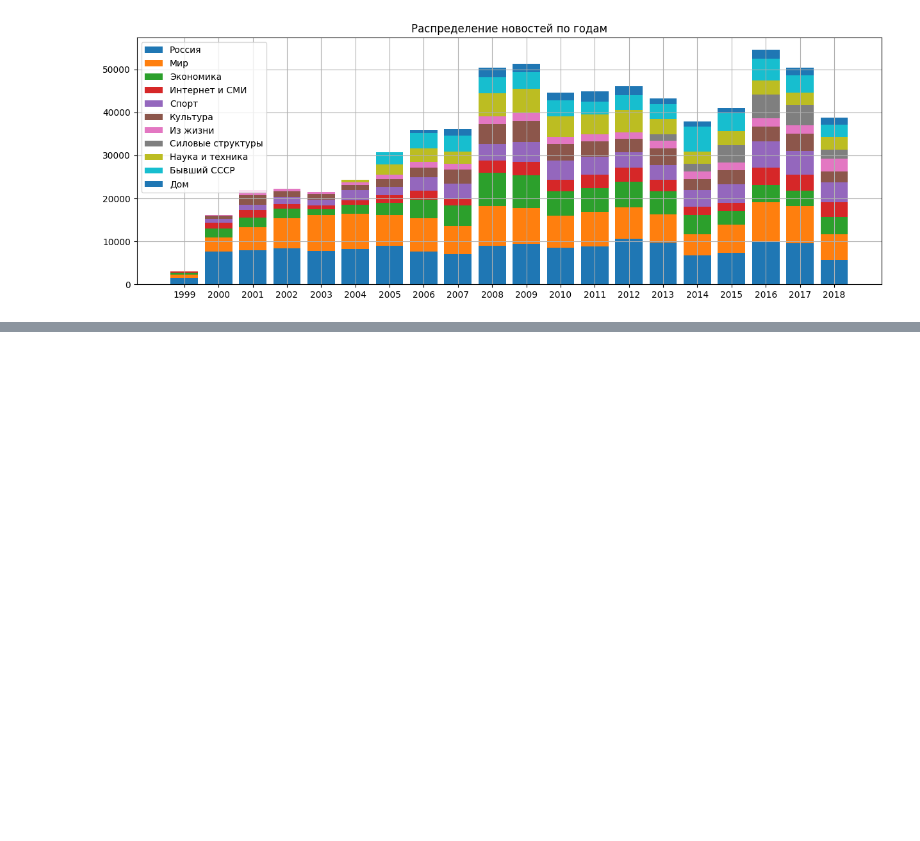
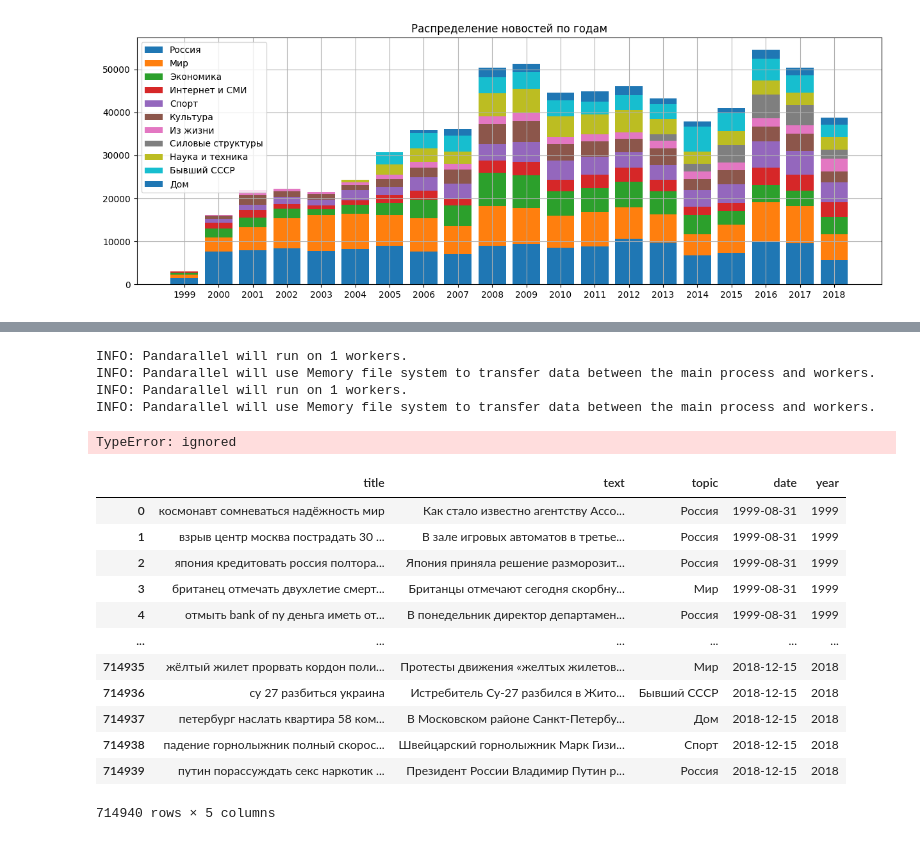
Before and after one commit to konstantinator/hse_project, a Jupyter notebook: EDA.ipynb, the cells around one changed output, grey strips where cells are left out. Cells and saved outputs as stored; diff of their text form; code cells hidden in the pictures; blank space fills up the shorter version.

```diff
--- a/EDA.ipynb
+++ b/EDA.ipynb
@@ -69,0 +563,48 @@ plt.show()
+# %%
+def lemmatize(doc):
+    doc = re.sub(patterns, ' ', doc)
+    tokens = []
+    for token in doc.lower().split():
+        if token and token not in stopwords_ru:
+            token = token.strip()
+            token = morph.normal_forms(token)[0]
+            tokens.append(token)
+    if len(tokens) > 2:
+        return tokens
+    return []
+# %%
+from tqdm import tqdm
+tqdm.pandas(desc='My bar!')
+df['title'] = df['title'].progress_apply(lambda x: ' '.join(lemmatize(x)))
+# %%
+tqdm.pandas(desc='My bar!')
+df['text'] = df['text'].progress_apply(lambda x: ' '.join(lemmatize(x)))
+# %%
+
+
+pandarallel.initialize()
+df['title'] = df['title'].parallel_apply(lambda x: ' '.join(lemmatize(x)))
+pandarallel.initialize()
+df['text'] = df['text'].parallel_apply(lambda x: ' '.join(lemmatize(x)))
+# %% [output]
+INFO: Pandarallel will run on 1 workers.
+INFO: Pandarallel will use Memory file system to transfer data between the main process and workers.
+INFO: Pandarallel will run on 1 workers.
+INFO: Pandarallel will use Memory file system to transfer data between the main process and workers.
+TypeError: ignored
+# %%
+df
+# %% [output]
+|  | title | text | topic | date | year |
+| 0 | космонавт сомневаться надёжность мир | Как стало известно агентству Ассо... | Россия | 1999-08-31 | 1999 |
+| 1 | взрыв центр москва пострадать 30 ... | В зале игровых автоматов в третье... | Россия | 1999-08-31 | 1999 |
+| 2 | япония кредитовать россия полтора... | Япония приняла решение разморозит... | Россия | 1999-08-31 | 1999 |
+| 3 | британец отмечать двухлетие смерт... | Британцы отмечают сегодня скорбну... | Мир | 1999-08-31 | 1999 |
+| 4 | отмыть bank of ny деньга иметь от... | В понедельник директор департамен... | Россия | 1999-08-31 | 1999 |
+| ... | ... | ... | ... | ... | ... |
+| 714935 | жёлтый жилет прорвать кордон поли... | Протесты движения «желтых жилетов... | Мир | 2018-12-15 | 2018 |
+| 714936 | су 27 разбиться украина | Истребитель Су-27 разбился в Жито... | Бывший СССР | 2018-12-15 | 2018 |
+| 714937 | петербург наслать квартира 58 ком... | В Московском районе Санкт-Петербу... | Дом | 2018-12-15 | 2018 |
+| 714938 | падение горнолыжник полный скорос... | Швейцарский горнолыжник Марк Гизи... | Спорт | 2018-12-15 | 2018 |
+| 714939 | путин порассуждать секс наркотик ... | Президент России Владимир Путин р... | Россия | 2018-12-15 | 2018 |
+714940 rows × 5 columns
```
Also changed, not shown: parts of 26 cells of this notebook, 1 other file.
